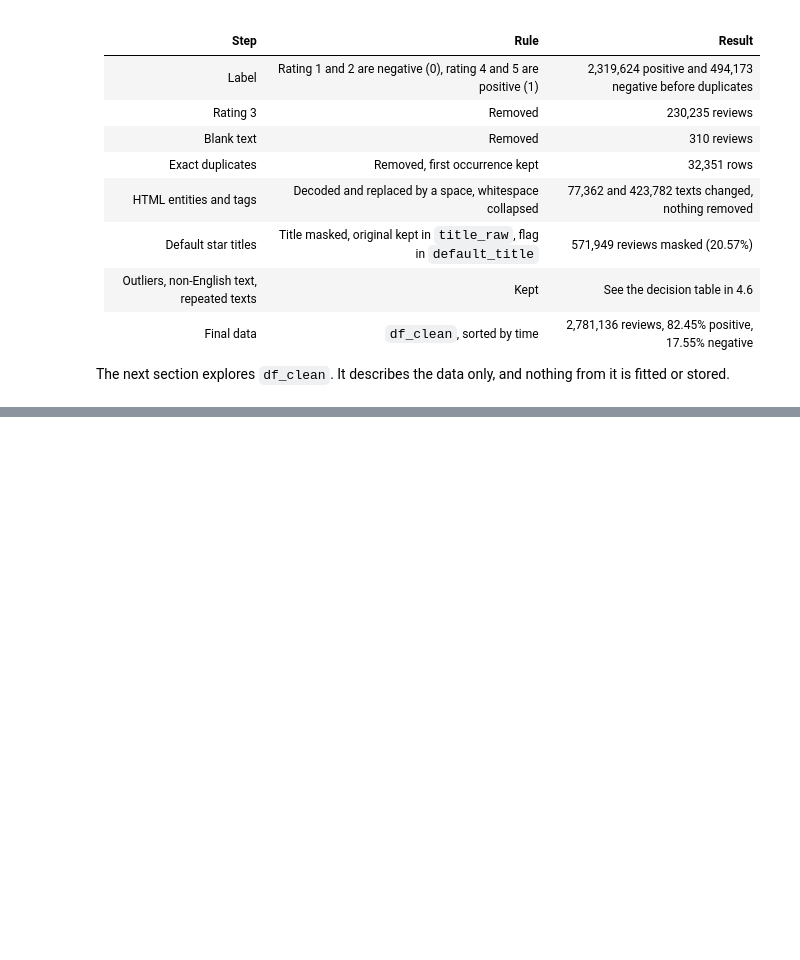
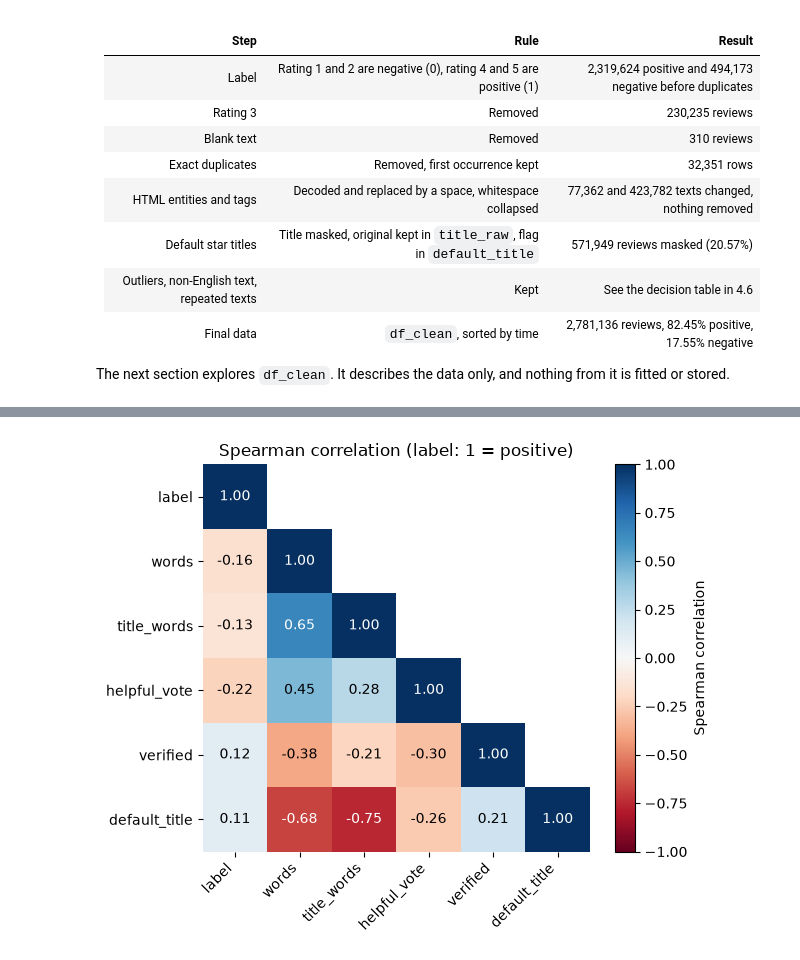
Before and after one commit to Virtuozs/MLOps2-pertemuan1-sentiment-classification, a Jupyter notebook: notebook.ipynb, the cells around one changed output, grey strips where cells are left out. Cells and saved outputs as stored; diff of their text form; code cells hidden in the pictures; blank space fills up the shorter version.

```diff
--- a/notebook.ipynb
+++ b/notebook.ipynb
@@ -992,0 +1119,21 @@ The next section explores `df_clean`. It describes the data only, and nothing fr
+# %%
+corr_cols = ['label', 'words', 'title_words', 'helpful_vote', 'verified', 'default_title']
+corr = num[corr_cols].astype('int64').corr(method='spearman')
+mask = np.triu(np.ones_like(corr, dtype=bool), k=1)
+shown_corr = corr.mask(mask)
+
+fig, ax = plt.subplots(figsize=(6.5, 5.2))
+im = ax.imshow(shown_corr, cmap='RdBu', vmin=-1, vmax=1)
+ax.set_xticks(range(len(corr_cols)), corr_cols, rotation=45, ha='right')
+ax.set_yticks(range(len(corr_cols)), corr_cols)
+for i in range(len(corr_cols)):
+    for j in range(i + 1):
+        ax.text(j, i, f'{corr.iloc[i, j]:.2f}', ha='center', va='center',
+                color='white' if abs(corr.iloc[i, j]) > 0.6 else 'black')
+ax.spines[:].set_visible(False)
+fig.colorbar(im, ax=ax, label='Spearman correlation')
+ax.set_title('Spearman correlation (label: 1 = positive)')
+plt.tight_layout()
+plt.show()
+# %% [output]
+[figure, added]
```
Also changed, not shown: parts of 27 cells of this notebook.
